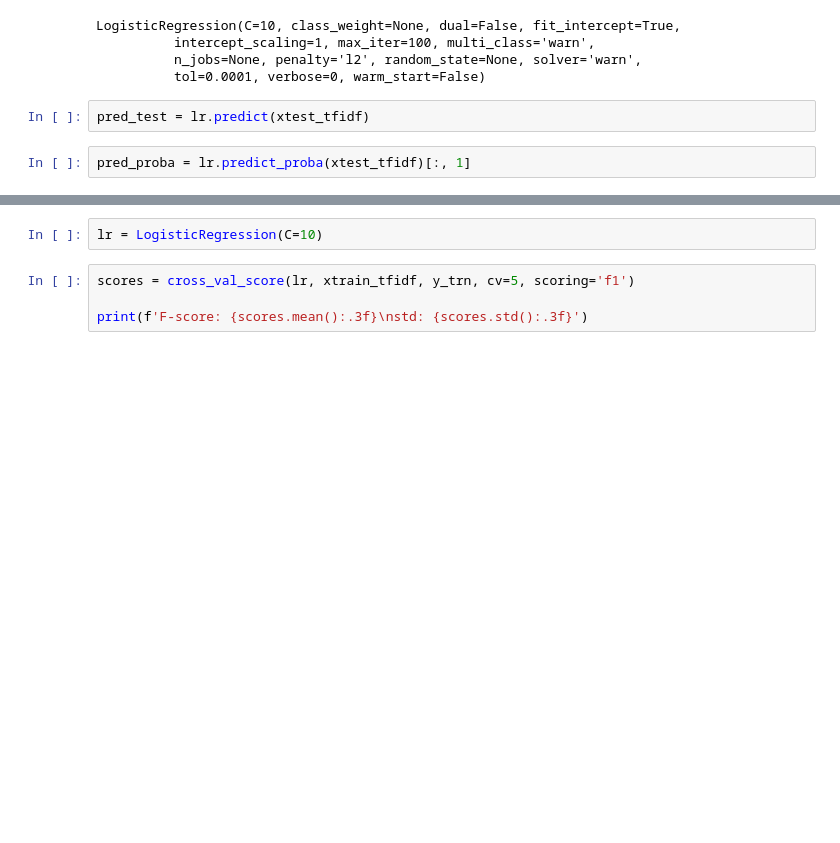
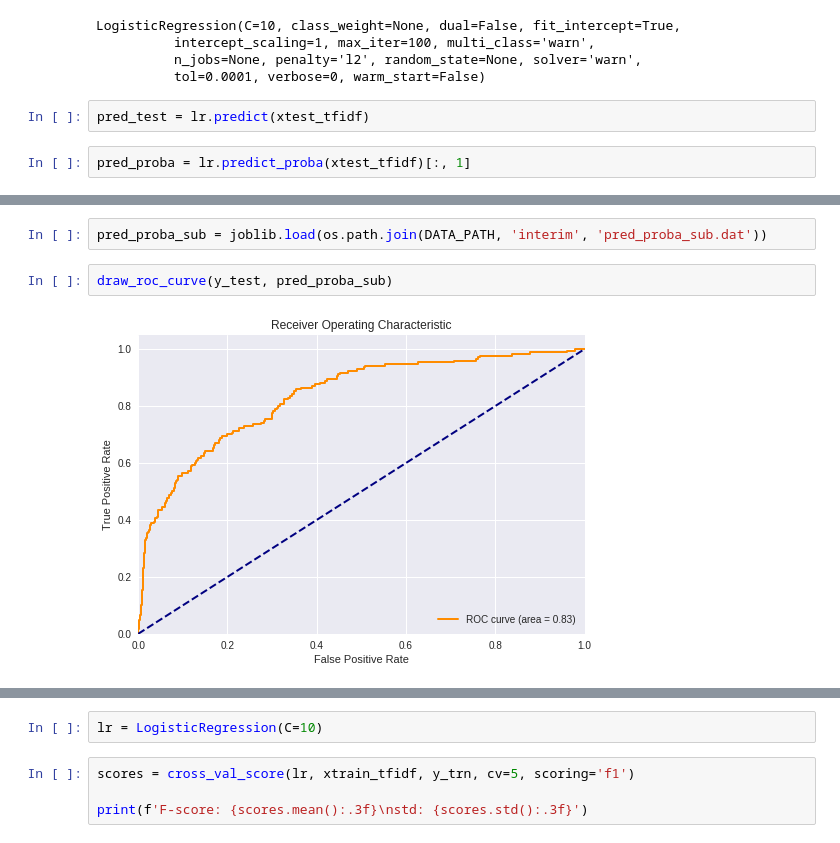
Before and after one commit to ksulima/Neural_Machine_Translation_Polish_Language, a Jupyter notebook: 03DataSplitAndModelBaseline.ipynb, the cells around one changed output, grey strips where cells are left out. Cells and saved outputs as stored; diff of their text form; blank space fills up the shorter version.

```diff
--- a/03DataSplitAndModelBaseline.ipynb
+++ b/03DataSplitAndModelBaseline.ipynb
@@ -242,0 +208,6 @@ draw_roc_curve(y_test, pred_proba)
+# %%
+pred_proba_sub = joblib.load(os.path.join(DATA_PATH, 'interim', 'pred_proba_sub.dat'))
+# %%
+draw_roc_curve(y_test, pred_proba_sub)
+# %% [output]
+[figure, added]
```
Also changed, not shown: parts of 22 cells of this notebook, 12 other files.
